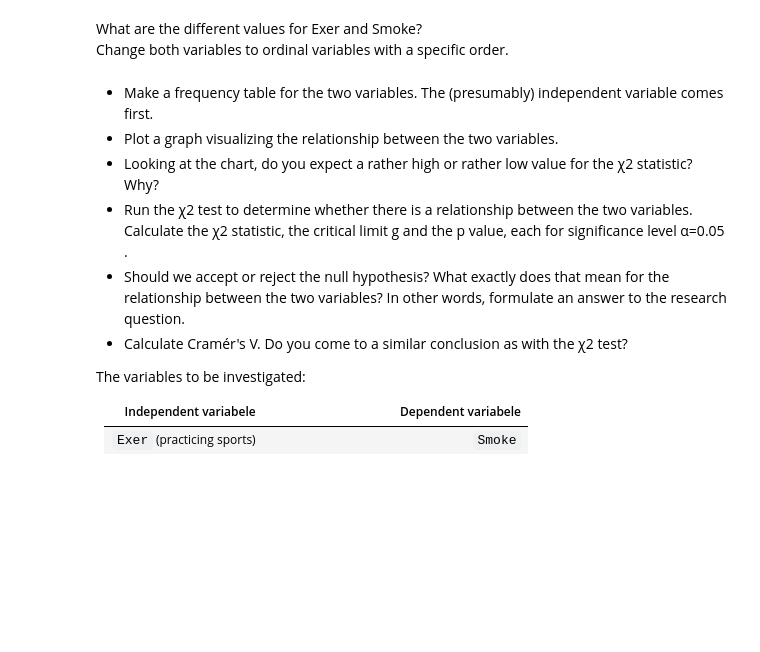
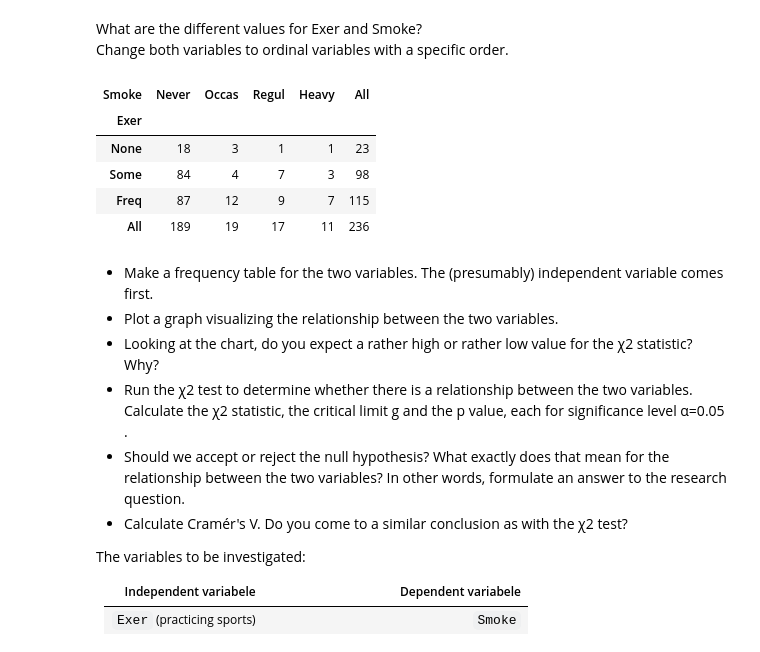
Before and after one commit to decroockr/dsai-en-labs, a Jupyter notebook: 4-bivariate-qual/labs_chi_squared.ipynb, the cells around one changed output. Cells and saved outputs as stored; diff of their text form; code cells hidden in the pictures; blank space fills up the shorter version.

```diff
--- a/4-bivariate-qual/labs_chi_squared.ipynb
+++ b/4-bivariate-qual/labs_chi_squared.ipynb
@@ -172,3 +172,6 @@ Results of the main calculations (rounded up to 3 decimal places):
 - `Sex/W.Hnd`: χ² ≈ 0.236, g ≈ 3.842, p ≈ 0.627
 # %% [markdown]
 Read the dataset.
+# %%
+sample = pd.read_csv('../data/survey.csv')
+sample.info()
@@ -175,6 +199,17 @@ Read the dataset.
 # %% [markdown]
 What are the different values for Exer and Smoke?
 Change both variables to ordinal variables with a specific order.
+# %%
+sample.Smoke = sample.Smoke.astype(CategoricalDtype(categories=['Never', 'Occas', 'Regul', 'Heavy'], ordered=True))
+sample.Exer = sample.Exer.astype(CategoricalDtype(categories=['None', 'Some', 'Freq'], ordered=True))
+pd.crosstab(sample.Exer, sample.Smoke, margins=True)
+# %% [output]
+| Smoke | Never | Occas | Regul | Heavy | All |
+| Exer |  |  |  |  |  |
+| None | 18 | 3 | 1 | 1 | 23 |
+| Some | 84 | 4 | 7 | 3 | 98 |
+| Freq | 87 | 12 | 9 | 7 | 115 |
+| All | 189 | 19 | 17 | 11 | 236 |
 # %% [markdown]
 * Make a frequency table for the two variables. The (presumably) independent variable comes first.
 * Plot a graph visualizing the relationship between the two variables.
```
Also changed, not shown: parts of 6 cells of this notebook.
